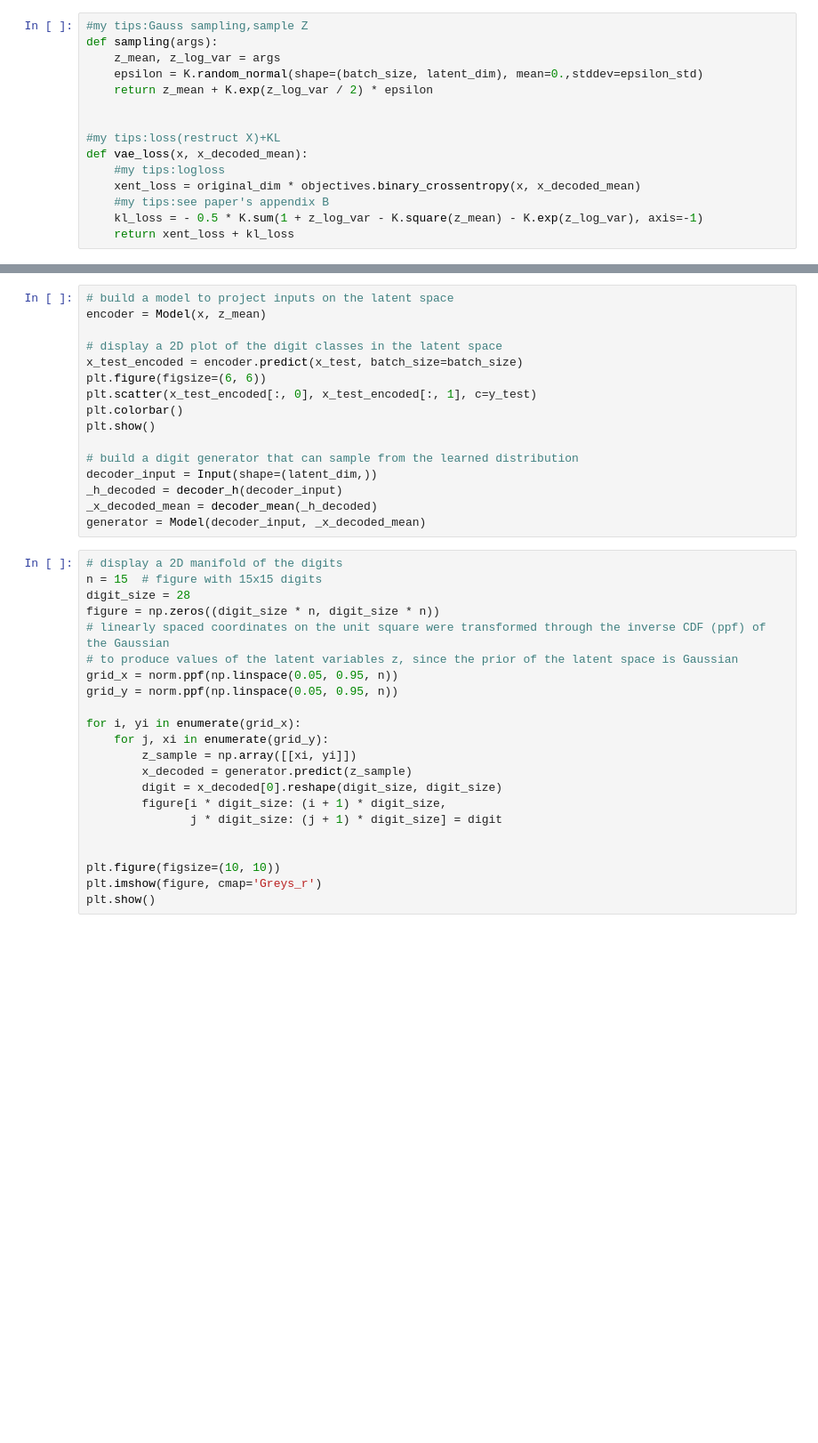
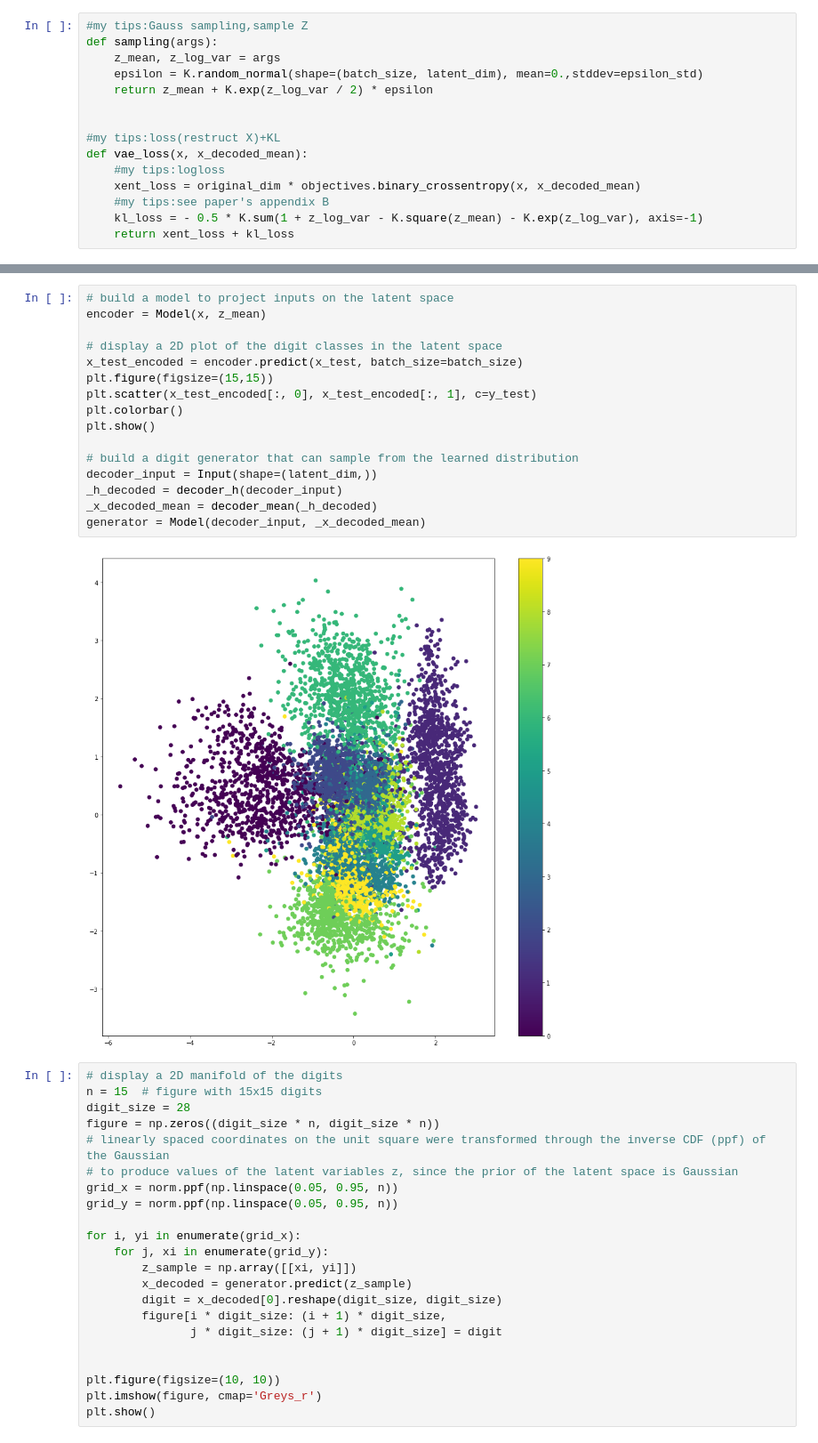
Before and after one commit to hamemomo/ML_tools, a Jupyter notebook: Deep_auto_encoder/VAE.ipynb, the cells around one changed output, grey strips where cells are left out. Shown at 89% size. Cells and saved outputs as stored; diff of their text form; blank space fills up the shorter version.

```diff
--- a/Deep_auto_encoder/VAE.ipynb
+++ b/Deep_auto_encoder/VAE.ipynb
@@ -75,19 +110,21 @@ InvalidArgumentError: Incompatible shapes: [32] vs. [100]
 # %%
 # build a model to project inputs on the latent space
 encoder = Model(x, z_mean)
 
 # display a 2D plot of the digit classes in the latent space
 x_test_encoded = encoder.predict(x_test, batch_size=batch_size)
-plt.figure(figsize=(6, 6))
+plt.figure(figsize=(15,15))
 plt.scatter(x_test_encoded[:, 0], x_test_encoded[:, 1], c=y_test)
 plt.colorbar()
 plt.show()
 
 # build a digit generator that can sample from the learned distribution
 decoder_input = Input(shape=(latent_dim,))
 _h_decoded = decoder_h(decoder_input)
 _x_decoded_mean = decoder_mean(_h_decoded)
 generator = Model(decoder_input, _x_decoded_mean)
+# %% [output]
+[figure, added]
 # %%
 # display a 2D manifold of the digits
 n = 15  # figure with 15x15 digits
```
Also changed, not shown: parts of 7 cells of this notebook, 2 other files.
